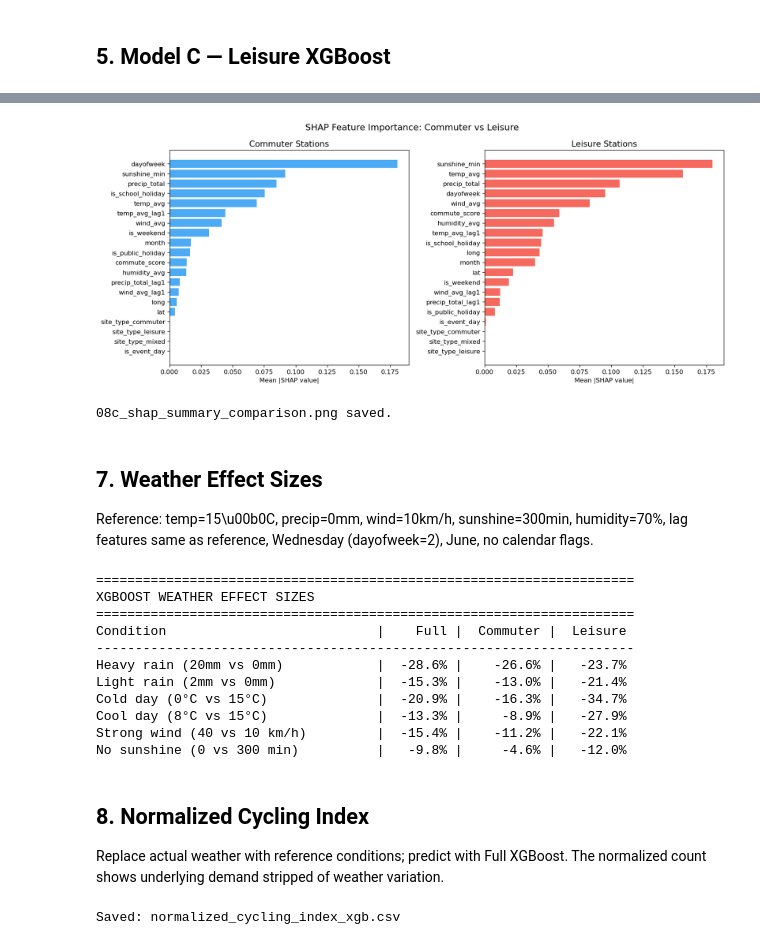
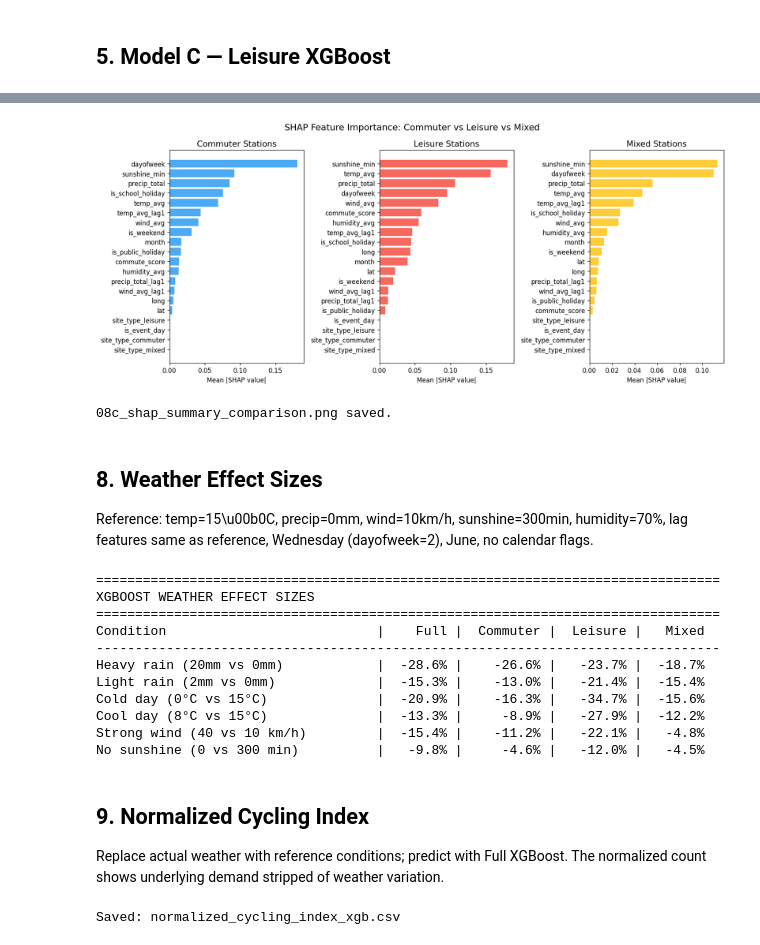
Before and after one commit to Queena34/mda-cycling-weather-group6, a Jupyter notebook: notebooks/08c_xgboost_model.ipynb, the cells around one changed output, grey strips where cells are left out. Saved outputs shown, nothing was run; the diff lists cells and outputs as text; code cells hidden in the pictures.

Commit message:
added mixed orientation sites

```diff
--- a/notebooks/08c_xgboost_model.ipynb
+++ b/notebooks/08c_xgboost_model.ipynb
@@ -472,45 +533,52 @@ print("08c_shap_dependence_full.png saved.")
 08c_shap_dependence_full.png saved.
 # %%
-# Fig C — Commuter vs Leisure SHAP summary (side-by-side mean |SHAP| bar)
+# Fig C — Commuter vs Leisure vs Mixed SHAP summary (side-by-side mean |SHAP| bar)
 idx_shap_c = rng.choice(len(X_test_c), size=min(N_SHAP, len(X_test_c)), replace=False)
 X_shap_c   = X_test_c[idx_shap_c]
 
 idx_shap_l = rng.choice(len(X_test_l), size=min(N_SHAP, len(X_test_l)), replace=False)
 X_shap_l   = X_test_l[idx_shap_l]
+
+idx_shap_m = rng.choice(len(X_test_m), size=min(N_SHAP, len(X_test_m)), replace=False)
+X_shap_m   = X_test_m[idx_shap_m]
 
 explainer_c   = shap.TreeExplainer(xgb_commuter)
 shap_values_c = explainer_c.shap_values(X_shap_c)
 
 explainer_l   = shap.TreeExplainer(xgb_leisure)
 shap_values_l = explainer_l.shap_values(X_shap_l)
 
-fig_c, (ax_left, ax_right) = plt.subplots(1, 2, figsize=(14, 6))
+explainer_m   = shap.TreeExplainer(xgb_mixed)
+shap_values_m = explainer_m.shap_values(X_shap_m)
+
+fig_c, (ax_left, ax_right, ax_center) = plt.subplots(1, 3, figsize=(14, 6))
 
 for ax, shap_vals, title, color in [
     (ax_left,  shap_values_c, "Commuter Stations", COLORS["commuter"]),
     (ax_right, shap_values_l, "Leisure Stations",  COLORS["leisure"]),
+    (ax_center, shap_values_m, "Mixed Stations",   COLORS["mixed"]),
 ]:
     mean_abs = np.abs(shap_vals).mean(axis=0)
     order = np.argsort(mean_abs)
     ax.barh(
         [ALL_FEATURES[i] for i in order],
         mean_abs[order],
         color=color,
         alpha=0.8,
     )
     ax.set_xlabel("Mean |SHAP value|")
     ax.set_title(title, fontsize=13)
 
-fig_c.suptitle("SHAP Feature Importance: Commuter vs Leisure", fontsize=14)
+fig_c.suptitle("SHAP Feature Importance: Commuter vs Leisure vs Mixed", fontsize=14)
 fig_c.tight_layout()
 fig_c.savefig(FIGS / "08c_shap_summary_comparison.png", dpi=150, bbox_inches="tight")
 plt.show()
 print("08c_shap_summary_comparison.png saved.")
 # %% [output]
-[figure, old version]
+[figure, new version]
 08c_shap_summary_comparison.png saved.
 # %% [markdown]
-## 7. Weather Effect Sizes
+## 8. Weather Effect Sizes
 
 Reference: temp=15\u00b0C, precip=0mm, wind=10km/h, sunshine=300min, humidity=70%,
 lag features same as reference, Wednesday (dayofweek=2), June, no calendar flags.
@@ -540,6 +608,7 @@ for _col in SITE_TYPE_COLS:
 median_offset_full = train_clean_full["site_offset"].median()
 median_offset_c    = train_clean_c["site_offset"].median()
 median_offset_l    = train_clean_l["site_offset"].median()
+median_offset_m    = train_clean_m["site_offset"].median()
 
 def weather_effect_xgb(model, feature, bad_val, ref_val, offset):
     base = np.array([[REF[f] for f in ALL_FEATURES]] * 100, dtype=float)
@@ -559,33 +628,34 @@ comparisons = [
     ("No sunshine (0 vs 300 min)",  "sunshine_min",   0.0, 300.0),
 ]
 
-print("=" * 69)
+print("=" * 80)
 print("XGBOOST WEATHER EFFECT SIZES")
-print("=" * 69)
-print(f"{'Condition':<35} | {'Full':>7} | {'Commuter':>9} | {'Leisure':>8}")
-print("-" * 69)
+print("=" * 80)
+print(f"{'Condition':<35} | {'Full':>7} | {'Commuter':>9} | {'Leisure':>8} | {'Mixed':>7}")
+print("-" * 80)
 
 eff_results = []
 for label, feat, bad_val, ref_val in comparisons:
     eff_f = weather_effect_xgb(xgb_full,     feat, bad_val, ref_val, median_offset_full)
     eff_c = weather_effect_xgb(xgb_commuter, feat, bad_val, ref_val, median_offset_c)
     eff_l = weather_effect_xgb(xgb_leisure,  feat, bad_val, ref_val, median_offset_l)
-    eff_results.append((label, eff_f, eff_c, eff_l))
-    print(f"{label:<35} | {eff_f:>6.1f}% | {eff_c:>8.1f}% | {eff_l:>7.1f}%")
+    eff_m = weather_effect_xgb(xgb_mixed,    feat, bad_val, ref_val, median_offset_m)
+    eff_results.append((label, eff_f, eff_c, eff_l, eff_m))
+    print(f"{label:<35} | {eff_f:>6.1f}% | {eff_c:>8.1f}% | {eff_l:>7.1f}% | {eff_m:>6.1f}%")
 # %% [output]
-=====================================================================
+================================================================================
 XGBOOST WEATHER EFFECT SIZES
-=====================================================================
-Condition                           |    Full |  Commuter |  Leisure
----------------------------------------------------------------------
-Heavy rain (20mm vs 0mm)            |  -28.6% |    -26.6% |   -23.7%
-Light rain (2mm vs 0mm)             |  -15.3% |    -13.0% |   -21.4%
-Cold day (0°C vs 15°C)              |  -20.9% |    -16.3% |   -34.7%
-Cool day (8°C vs 15°C)              |  -13.3% |     -8.9% |   -27.9%
-Strong wind (40 vs 10 km/h)         |  -15.4% |    -11.2% |   -22.1%
-No sunshine (0 vs 300 min)          |   -9.8% |     -4.6% |   -12.0%
+================================================================================
+Condition                           |    Full |  Commuter |  Leisure |   Mixed
+--------------------------------------------------------------------------------
+Heavy rain (20mm vs 0mm)            |  -28.6% |    -26.6% |   -23.7% |  -18.7%
+Light rain (2mm vs 0mm)             |  -15.3% |    -13.0% |   -21.4% |  -15.4%
+Cold day (0°C vs 15°C)              |  -20.9% |    -16.3% |   -34.7% |  -15.6%
+Cool day (8°C vs 15°C)              |  -13.3% |     -8.9% |   -27.9% |  -12.2%
+Strong wind (40 vs 10 km/h)         |  -15.4% |    -11.2% |   -22.1% |   -4.8%
+No sunshine (0 vs 300 min)          |   -9.8% |     -4.6% |   -12.0% |   -4.5%
 # %% [markdown]
-## 8. Normalized Cycling Index
+## 9. Normalized Cycling Index
 
 Replace actual weather with reference conditions; predict with Full XGBoost.
 The normalized count shows underlying demand stripped of weather variation.
```
Also changed, not shown: parts of 10 cells of this notebook, 2 other files.
